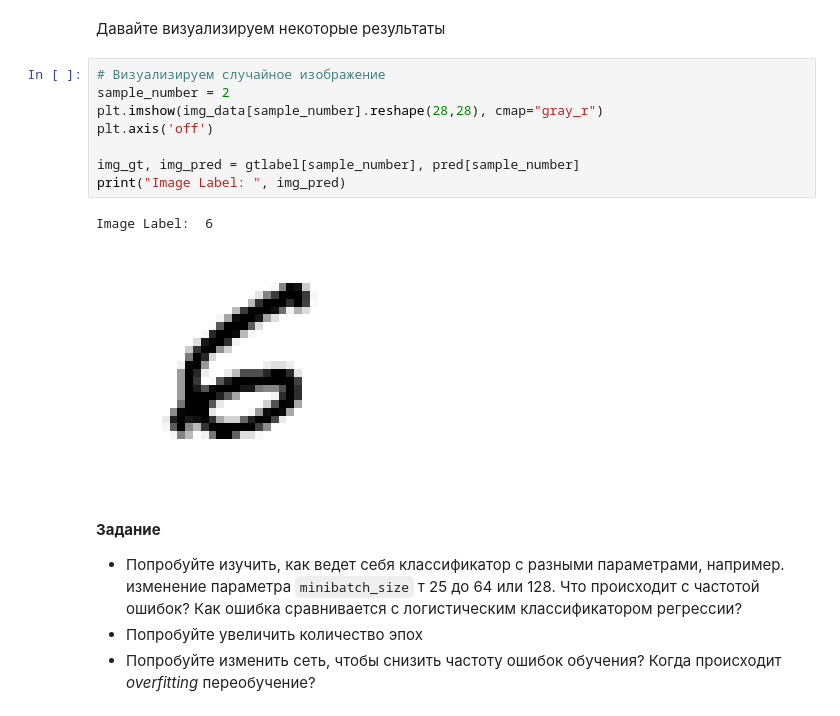
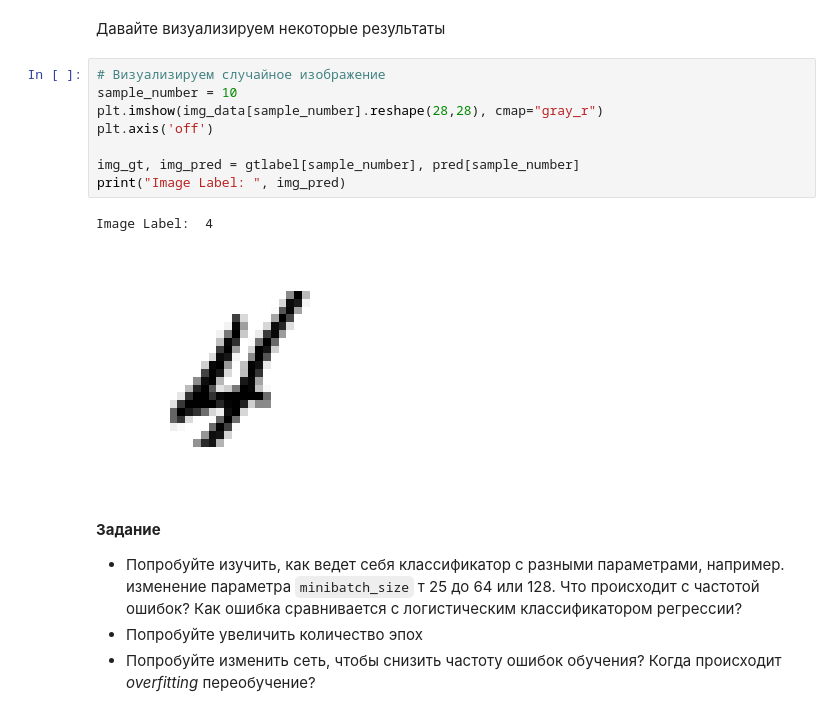
Before and after one commit to World-Speak/CNTK_RU, a Jupyter notebook: CNTK_103B_MNIST_LogisticRegression_Ru.ipynb, the cells around one changed output. Drawn from its saved outputs; the diff is of its cells as text.

```diff
--- a/CNTK_103B_MNIST_LogisticRegression_Ru.ipynb
+++ b/CNTK_103B_MNIST_LogisticRegression_Ru.ipynb
@@ -361,15 +361,15 @@ Predicted: [4, 6, 6, 7, 5, 8, 7, 4, 6, 1, 6, 0, 4, 9, 3, 7, 1, 2, 7, 5, 8, 6, 3,
 Давайте визуализируем некоторые результаты
 # %%
 # Визуализируем случайное изображение
-sample_number = 2
+sample_number = 10
 plt.imshow(img_data[sample_number].reshape(28,28), cmap="gray_r")
 plt.axis('off')
 
 img_gt, img_pred = gtlabel[sample_number], pred[sample_number]
 print("Image Label: ", img_pred)
 # %% [output]
-Image Label:  6
+Image Label:  4
-[figure, old version]
+[figure, new version]
 # %% [markdown]
 **Задание**
 -  Попробуйте изучить, как ведет себя классификатор с разными параметрами, например. изменение параметра `minibatch_size` т 25 до 64 или 128. Что происходит с частотой ошибок? Как ошибка сравнивается с логистическим классификатором регрессии?
```
Also changed, not shown: parts of 4 cells of this notebook.
